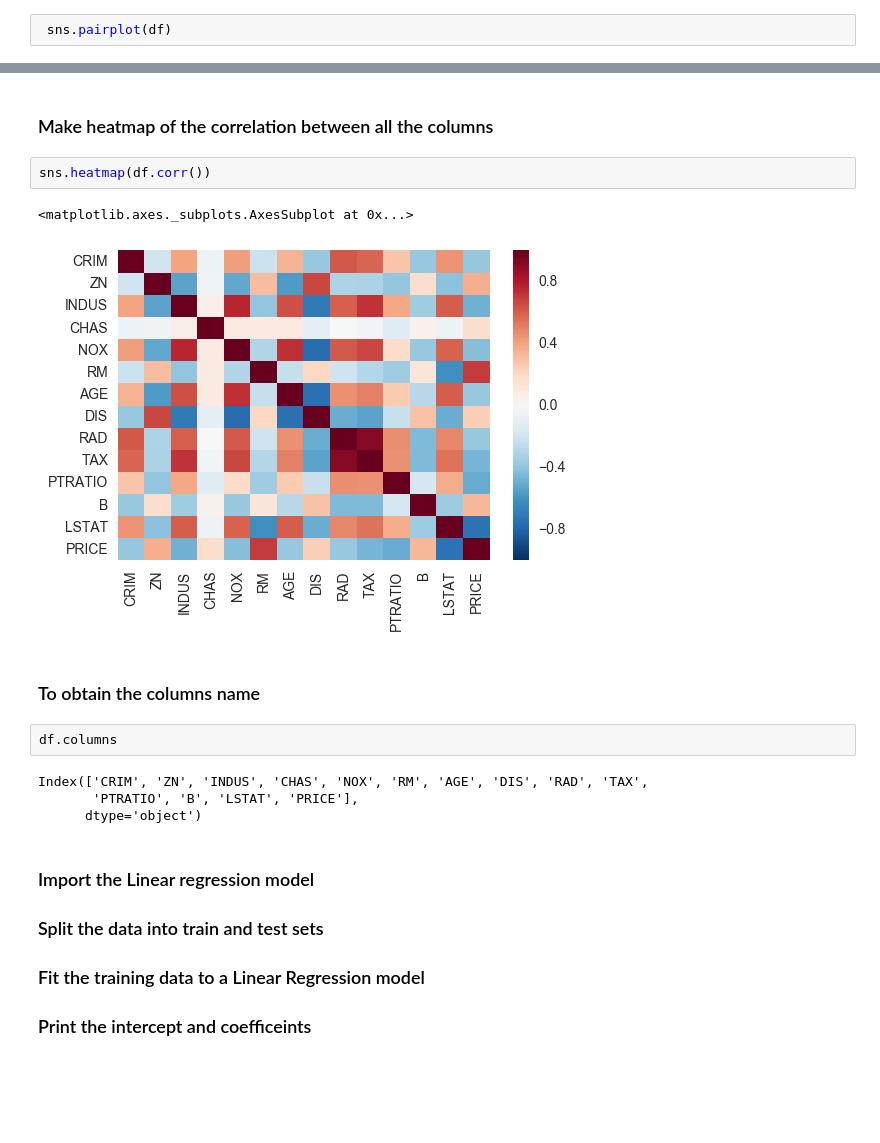
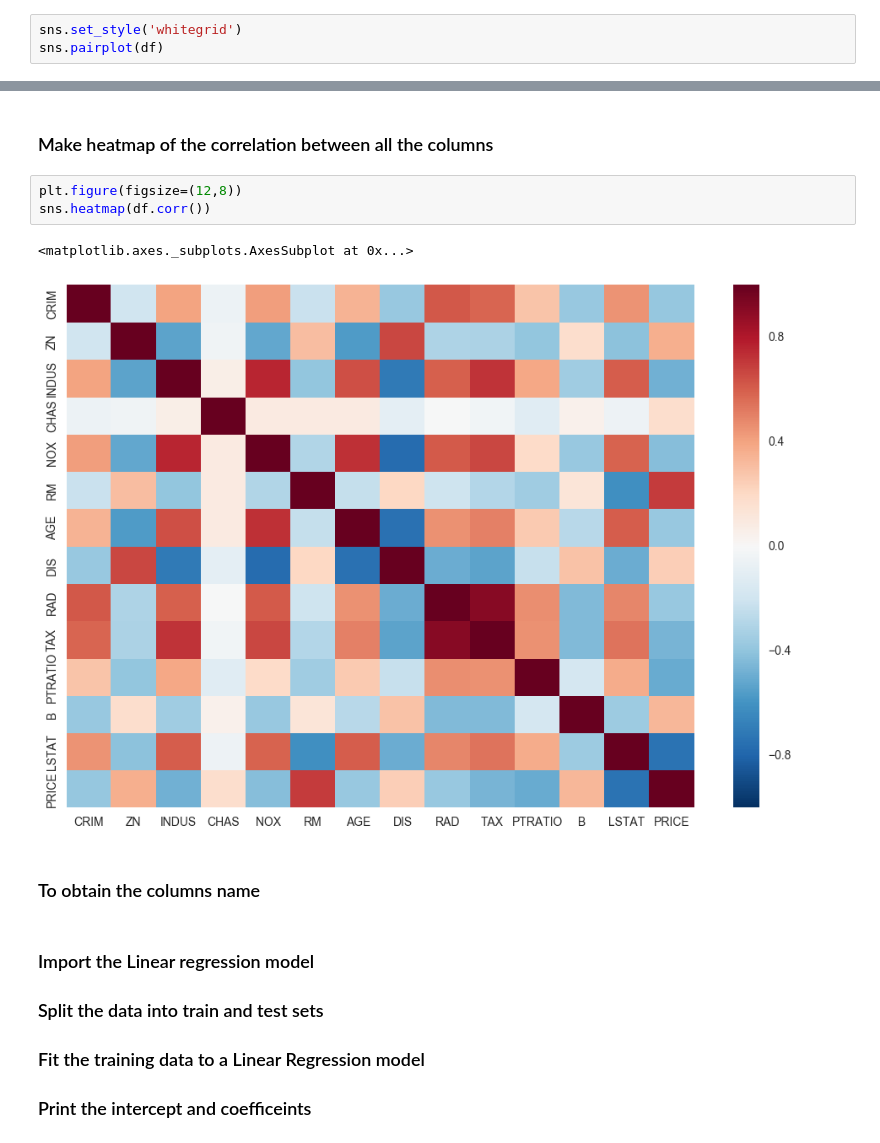
Before and after one commit to yenenehyyimer/MachineLearning, a Jupyter notebook: Linear-Regression-Model-Boston-Housing.ipynb, the cells around one changed output, grey strips where cells are left out. Cells and saved outputs as stored; diff of their text form; blank space fills up the shorter version.

```diff
--- a/Linear-Regression-Model-Boston-Housing.ipynb
+++ b/Linear-Regression-Model-Boston-Housing.ipynb
@@ -52,7 +52,8 @@ df.head()
 # %% [markdown]
 ### Exploratory data analysis using seabon pairplot
 # %%
- sns.pairplot(df)
+sns.set_style('whitegrid')
+sns.pairplot(df)
 # %% [output]
 <seaborn.axisgrid.PairGrid at 0x...>
 [figure]
@@ -86,18 +87,13 @@ df.corr()
 # %% [markdown]
 ### Make heatmap of the correlation between all the columns
 # %%
+plt.figure(figsize=(12,8))
 sns.heatmap(df.corr())
 # %% [output]
 <matplotlib.axes._subplots.AxesSubplot at 0x...>
-[figure, old version]
+[figure, new version]
 # %% [markdown]
 ### To obtain the columns name
-# %%
-df.columns
-# %% [output]
-Index(['CRIM', 'ZN', 'INDUS', 'CHAS', 'NOX', 'RM', 'AGE', 'DIS', 'RAD', 'TAX',
-       'PTRATIO', 'B', 'LSTAT', 'PRICE'],
-      dtype='object')
 # %% [markdown]
 ### Import the Linear regression model
 ### Split the data into train and test sets
```
Also changed, not shown: parts of 3 cells of this notebook.
